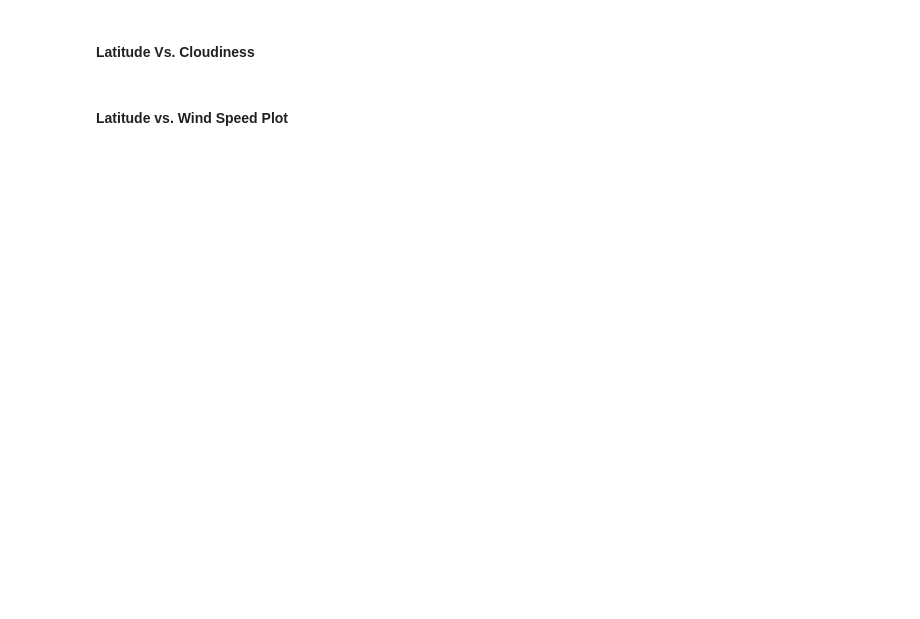
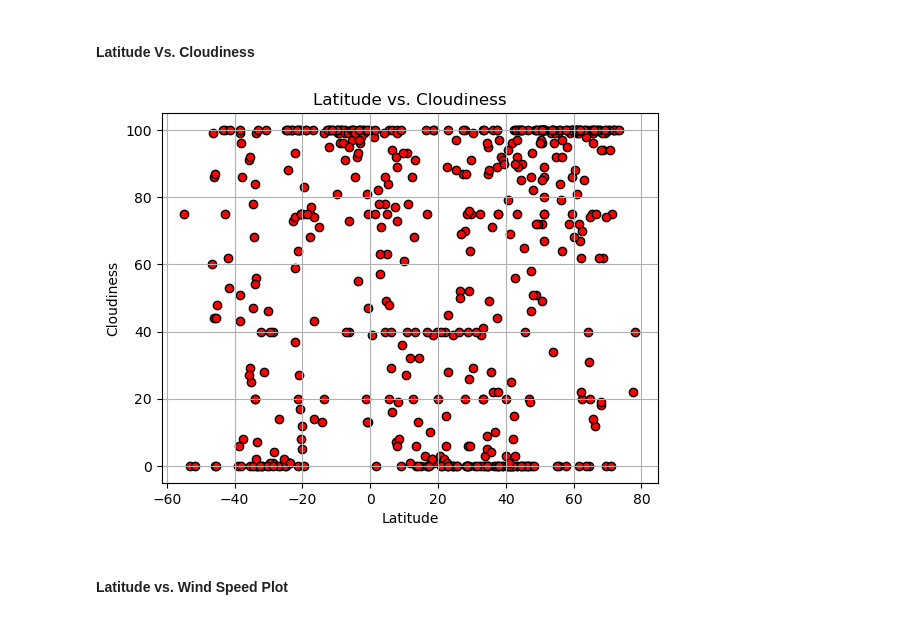
Before and after one commit to SantDRS/python-api-challenge, a Jupyter notebook: weatherpy/WeatherPy.ipynb, the cells around one changed output. Cells and saved outputs as stored; diff of their text form; code cells hidden in the pictures; blank space fills up the shorter version.

```diff
--- a/weatherpy/WeatherPy.ipynb
+++ b/weatherpy/WeatherPy.ipynb
@@ -205,16 +267,23 @@ plt.show()
 #### Latitude Vs. Cloudiness
 # %%
 # Build the scatter plots for latitude vs. cloudiness
-# YOUR CODE HERE
+lat_3 = city_data_df["Lat"]
+humidity = city_data_df["Cloudiness"]
+plt.scatter(lat_3, humidity, marker = "o", facecolors = "r", edgecolor = "black")
 
 # Incorporate the other graph properties
-# YOUR CODE HERE
+plt.title("Latitude vs. Cloudiness")
+plt.xlabel("Latitude")
+plt.ylabel("Cloudiness")
+plt.grid(True)
 
 # Save the figure
-plt.savefig("output_data/Fig3.png")
+plt.savefig("../output_data/Fig3.png")
 
 # Show plot
 plt.show()
+# %% [output]
+[figure, added]
 # %% [markdown]
 #### Latitude vs. Wind Speed Plot
 # %%
```
Also changed, not shown: parts of 42 cells of this notebook, 6 other files.
